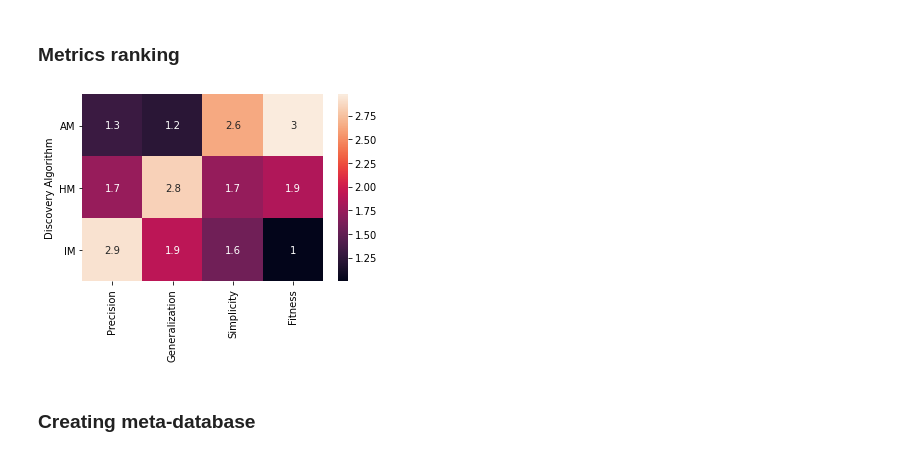
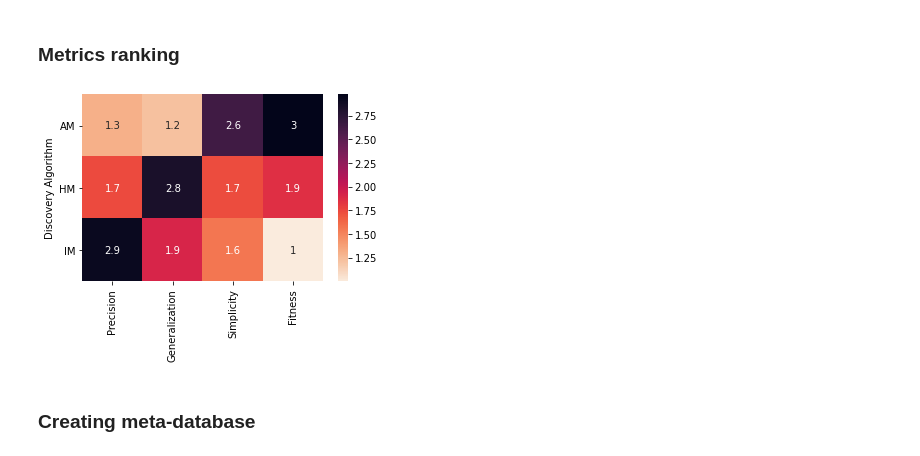
Before and after one commit to gbrltv/process_meta_learning, a Jupyter notebook: evaluation.ipynb, the cells around one changed output. Saved outputs shown, nothing was run; the diff lists cells and outputs as text; code cells hidden in the pictures.

Commit message:
Updating visualizations

```diff
--- a/evaluation.ipynb
+++ b/evaluation.ipynb
@@ -299,21 +320,21 @@ df_models
 # %%
 metrics = [
     "precision_rank",
     "generalization_rank",
     "simplicity_rank",
     "log_fitness_rank"
 ]
 
 final_rank = df_models.groupby('variant')[metrics].mean()
 final_rank.columns = ["Precision", "Generalization", "Simplicity", "Fitness"]
 final_rank.index.name = "Discovery Algorithm"
 
 plt.figure(figsize=(5, 4))
-img = sns.heatmap(final_rank, annot=True)
+img = sns.heatmap(final_rank, annot=True, cmap=sns.cm.rocket_r)
 plt.yticks(rotation=0)
 plt.tight_layout()
 # %% [output]
-[figure, old version]
+[figure, new version]
 # %% [markdown]
 ### Creating meta-database
 # %%
```
Also changed, not shown: parts of 2 cells of this notebook.
